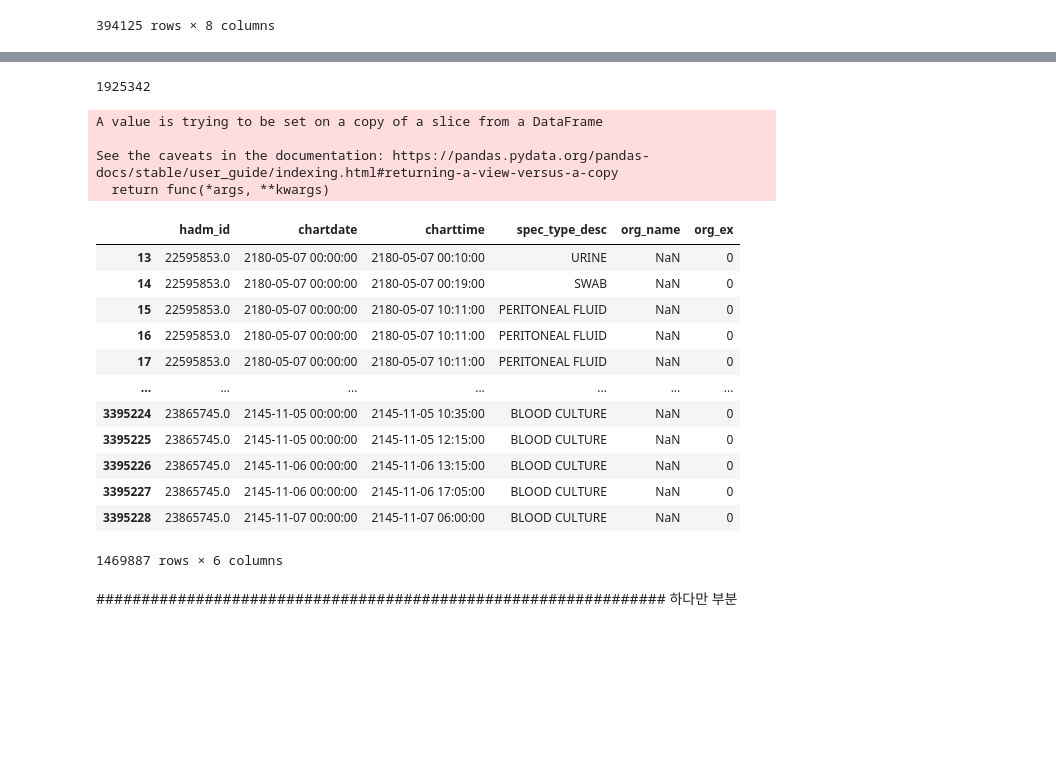
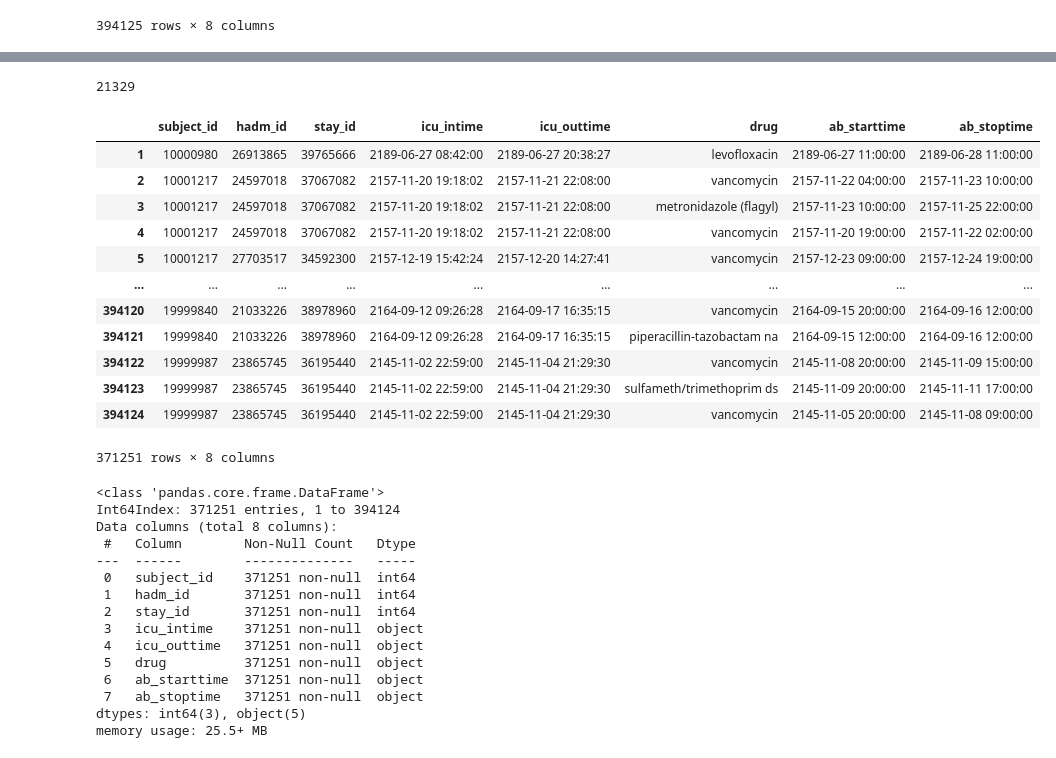
Before and after one commit to ZzangJay/team_project, a Jupyter notebook: 220923_icu_ab_join.ipynb, the cells around one changed output, grey strips where cells are left out. Saved outputs shown, nothing was run; the diff lists cells and outputs as text; code cells hidden in the pictures; blank space fills up the shorter version.

```diff
--- a/220923_icu_ab_join.ipynb
+++ b/220923_icu_ab_join.ipynb
@@ -138,28 +86,40 @@ micro_ev
 # %%
-micro_ev['hadm_id'].isna().sum()
+icu_ab_join['drug'].isna().sum()
 # %% [output]
-1925342
+21329
 # %%
-micro_ev.dropna(subset=['hadm_id'],axis=0,inplace=True)
-micro_ev
+icu_ab_join.dropna(subset=['drug','ab_starttime','ab_stoptime'], axis=0,inplace=True)
-# %% [output]
-A value is trying to be set on a copy of a slice from a DataFrame
-
-See the caveats in the documentation: https://pandas.pydata.org/pandas-docs/stable/user_guide/indexing.html#returning-a-view-versus-a-copy
-  return func(*args, **kwargs)
-|  | hadm_id | chartdate | charttime | spec_type_desc | org_name | org_ex |
-| 13 | 22595853.0 | 2180-05-07 00:00:00 | 2180-05-07 00:10:00 | URINE | NaN | 0 |
-| 14 | 22595853.0 | 2180-05-07 00:00:00 | 2180-05-07 00:19:00 | SWAB | NaN | 0 |
-| 15 | 22595853.0 | 2180-05-07 00:00:00 | 2180-05-07 10:11:00 | PERITONEAL FLUID | NaN | 0 |
-| 16 | 22595853.0 | 2180-05-07 00:00:00 | 2180-05-07 10:11:00 | PERITONEAL FLUID | NaN | 0 |
-| 17 | 22595853.0 | 2180-05-07 00:00:00 | 2180-05-07 10:11:00 | PERITONEAL FLUID | NaN | 0 |
-| ... | ... | ... | ... | ... | ... | ... |
-| 3395224 | 23865745.0 | 2145-11-05 00:00:00 | 2145-11-05 10:35:00 | BLOOD CULTURE | NaN | 0 |
-| 3395225 | 23865745.0 | 2145-11-05 00:00:00 | 2145-11-05 12:15:00 | BLOOD CULTURE | NaN | 0 |
-| 3395226 | 23865745.0 | 2145-11-06 00:00:00 | 2145-11-06 13:15:00 | BLOOD CULTURE | NaN | 0 |
-| 3395227 | 23865745.0 | 2145-11-06 00:00:00 | 2145-11-06 17:05:00 | BLOOD CULTURE | NaN | 0 |
-| 3395228 | 23865745.0 | 2145-11-07 00:00:00 | 2145-11-07 06:00:00 | BLOOD CULTURE | NaN | 0 |
-1469887 rows × 6 columns
-# %% [markdown]
-###############################################################
-하다만 부분
+# %%
+icu_ab_join
+# %% [output]
+|  | subject_id | hadm_id | stay_id | icu_intime | icu_outtime | drug | ab_starttime | ab_stoptime |
+| 1 | 10000980 | 26913865 | 39765666 | 2189-06-27 08:42:00 | 2189-06-27 20:38:27 | levofloxacin | 2189-06-27 11:00:00 | 2189-06-28 11:00:00 |
+| 2 | 10001217 | 24597018 | 37067082 | 2157-11-20 19:18:02 | 2157-11-21 22:08:00 | vancomycin | 2157-11-22 04:00:00 | 2157-11-23 10:00:00 |
+| 3 | 10001217 | 24597018 | 37067082 | 2157-11-20 19:18:02 | 2157-11-21 22:08:00 | metronidazole (flagyl) | 2157-11-23 10:00:00 | 2157-11-25 22:00:00 |
+| 4 | 10001217 | 24597018 | 37067082 | 2157-11-20 19:18:02 | 2157-11-21 22:08:00 | vancomycin | 2157-11-20 19:00:00 | 2157-11-22 02:00:00 |
+| 5 | 10001217 | 27703517 | 34592300 | 2157-12-19 15:42:24 | 2157-12-20 14:27:41 | vancomycin | 2157-12-23 09:00:00 | 2157-12-24 19:00:00 |
+| ... | ... | ... | ... | ... | ... | ... | ... | ... |
+| 394120 | 19999840 | 21033226 | 38978960 | 2164-09-12 09:26:28 | 2164-09-17 16:35:15 | vancomycin | 2164-09-15 20:00:00 | 2164-09-16 12:00:00 |
+| 394121 | 19999840 | 21033226 | 38978960 | 2164-09-12 09:26:28 | 2164-09-17 16:35:15 | piperacillin-tazobactam na | 2164-09-15 12:00:00 | 2164-09-16 12:00:00 |
+| 394122 | 19999987 | 23865745 | 36195440 | 2145-11-02 22:59:00 | 2145-11-04 21:29:30 | vancomycin | 2145-11-08 20:00:00 | 2145-11-09 15:00:00 |
+| 394123 | 19999987 | 23865745 | 36195440 | 2145-11-02 22:59:00 | 2145-11-04 21:29:30 | sulfameth/trimethoprim ds | 2145-11-09 20:00:00 | 2145-11-11 17:00:00 |
+| 394124 | 19999987 | 23865745 | 36195440 | 2145-11-02 22:59:00 | 2145-11-04 21:29:30 | vancomycin | 2145-11-05 20:00:00 | 2145-11-08 09:00:00 |
+371251 rows × 8 columns
+# %%
+icu_ab_join.info()
+# %% [output]
+<class 'pandas.core.frame.DataFrame'>
+Int64Index: 371251 entries, 1 to 394124
+Data columns (total 8 columns):
+ #   Column        Non-Null Count   Dtype
+---  ------        --------------   -----
+ 0   subject_id    371251 non-null  int64
+ 1   hadm_id       371251 non-null  int64
+ 2   stay_id       371251 non-null  int64
+ 3   icu_intime    371251 non-null  object
+ 4   icu_outtime   371251 non-null  object
+ 5   drug          371251 non-null  object
+ 6   ab_starttime  371251 non-null  object
+ 7   ab_stoptime   371251 non-null  object
+dtypes: int64(3), object(5)
+memory usage: 25.5+ MB
```
Also changed, not shown: parts of 7 cells of this notebook.
